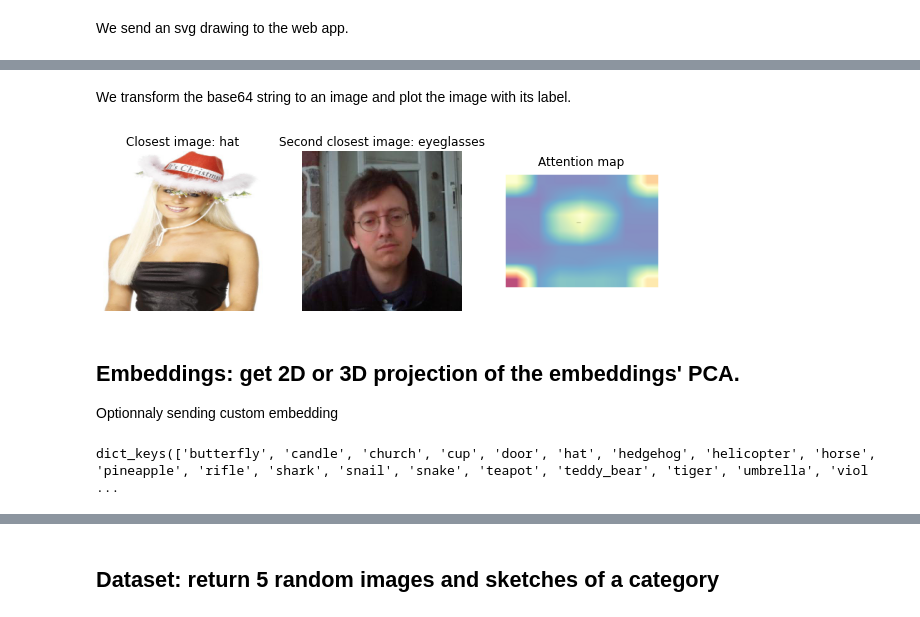
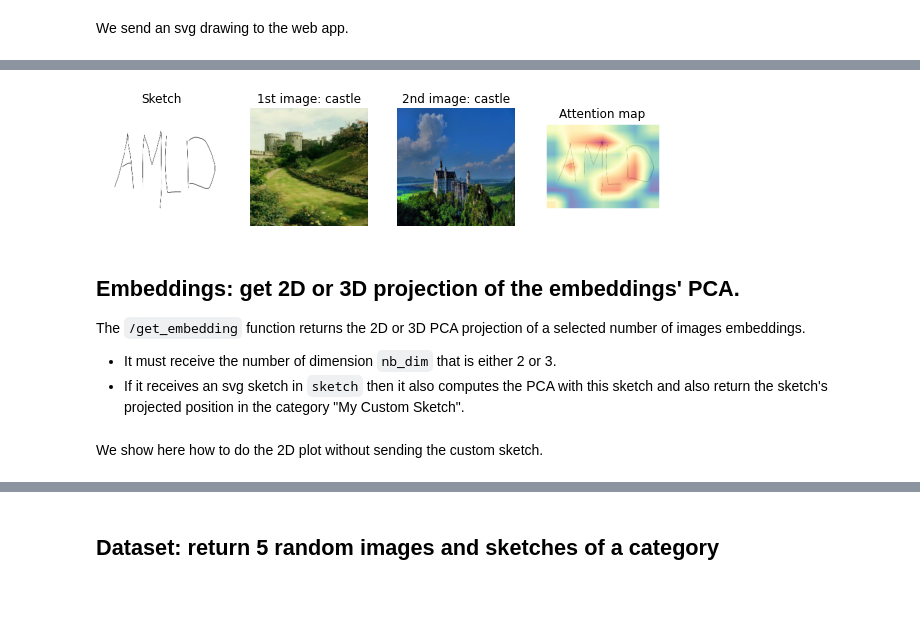
Before and after one commit to VisiumCH/AMLD-2021-Sketchy, a Jupyter notebook: notebooks/workshop/AMLD-2021-Sketchy-Web-App-API-Demo.ipynb, the cells around one changed output, grey strips where cells are left out. Saved outputs shown, nothing was run; the diff lists cells and outputs as text; code cells hidden in the pictures.

```diff
--- a/notebooks/workshop/AMLD-2021-Sketchy-Web-App-API-Demo.ipynb
+++ b/notebooks/workshop/AMLD-2021-Sketchy-Web-App-API-Demo.ipynb
@@ -40,17 +65,18 @@ It returns the 2 closest images in base 64 bytes with their associated labels an
 images_base64 = res['images_base64']
 images_labels = res['images_label']
 attention = res['attention']
-# %% [markdown]
-We transform the base64 string to an image and plot the image with its label.
-# %%
-def base64_to_array(base64_string):
-    image = base64.b64decode(base64_string)
-    image = Image.open(io.BytesIO(image))
-    return np.array(image)
-
-images_base64 = [image.split("'")[1] for image in images_base64]
-attention = attention.split("'")[1]
-
-image1 = base64_to_array(images_base64[0])
-image2 = base64_to_array(images_base64[1])
-attention = base64_to_array(attention)
+# %%
+def base64_to_array(base64_string):
+    '''
+    Converts a returned base 64 string of an image into a numpy array
+    Args:
+        - base64_string: base 64 encoding of the image
+    Return:
+        - numpy array of the image
+    '''
+    base64_string = base64_string.split("'")[1]
+    image = base64.b64decode(base64_string)
+    image = Image.open(io.BytesIO(image))
+    return np.array(image)
+# %%
+sketch = svg_to_png(data['sketch'])
@@ -57,26 +87,32 @@ attention = base64_to_array(attention)
 # %%
-fig, axes = plt.subplots(1, 3, figsize=(10, 8))
-axes[0].set(title=f'Closest image: {images_labels[0]}')
-axes[0].imshow(image1)
+fig, axes = plt.subplots(1, 4, figsize=(10, 8))
+axes[0].set(title='Sketch')
+axes[0].imshow(sketch)
 axes[0].axis("off");
 
-axes[1].set(title=f'Second closest image: {images_labels[1]}')
-axes[1].imshow(image2)
+axes[1].set(title=f'1st image: {images_labels[0]}')
+axes[1].imshow(image1)
 axes[1].axis("off");
 
-axes[2].set(title=f'Attention map')
-axes[2].imshow(attention)
+axes[2].set(title=f'2nd image: {images_labels[1]}')
+axes[2].imshow(image2)
 axes[2].axis("off");
+
+axes[3].set(title=f'Attention map')
+axes[3].imshow(attention)
+axes[3].axis("off");
 plt.subplots_adjust(wspace=0.25, hspace=-0.35)
 # %% [output]
-[figure, old version]
+[figure, new version]
-# %% [markdown]
-## Embeddings: get 2D or 3D projection of the embeddings' PCA.
-
-Optionnaly sending custom embedding
+# %% [markdown]
+## Embeddings: get 2D or 3D projection of the embeddings' PCA.
+
+The `/get_embedding` function returns the 2D or 3D PCA projection of a selected number of images embeddings.
+
+- It must receive the number of dimension `nb_dim` that is either 2 or 3.
+- If it receives an svg sketch in `sketch` then it also computes the PCA with this sketch and also return the sketch's projected position in the category "My Custom Sketch".
+# %% [markdown]
+We show here how to do the 2D plot without sending the custom sketch.
 # %%
-data = {"nb_dim": 3}
+data = {"nb_dim": 2}
 res = requests.post("http://127.0.0.1:5000/get_embeddings", json=data).json()
-res.keys()
-# %% [output]
-dict_keys(['butterfly', 'candle', 'church', 'cup', 'door', 'hat', 'hedgehog', 'helicopter', 'horse', 'pineapple', 'rifle', 'shark', 'snail', 'snake', 'teapot', 'teddy_bear', 'tiger', 'umbrella', 'viol ...
```
Also changed, not shown: parts of 26 cells of this notebook, 1 other file.
